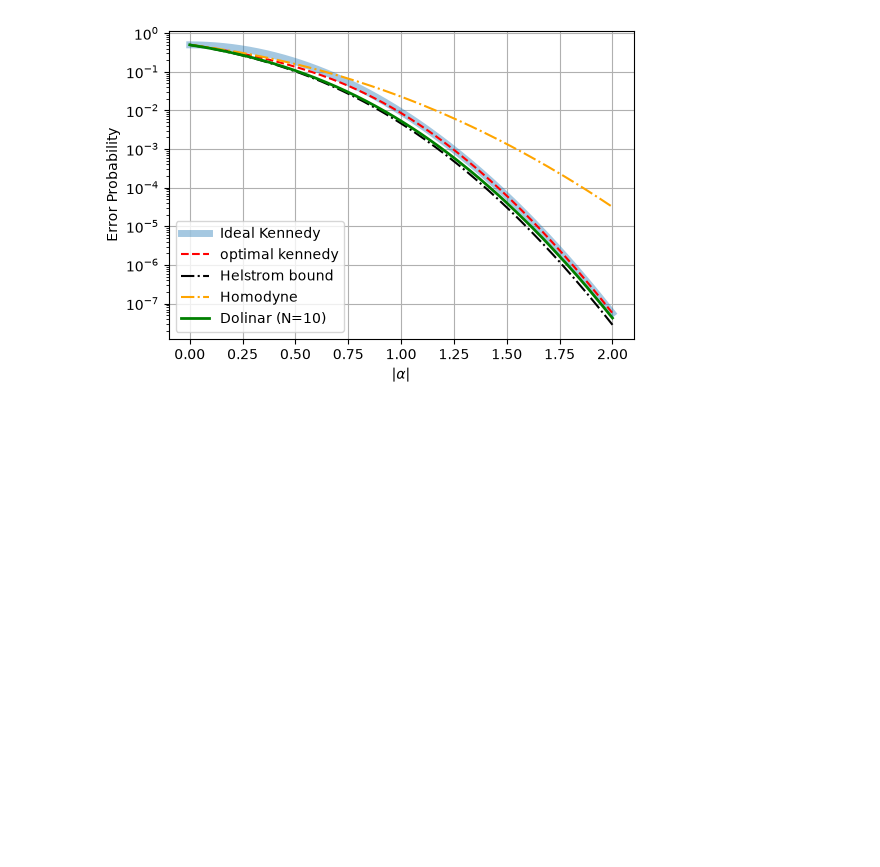
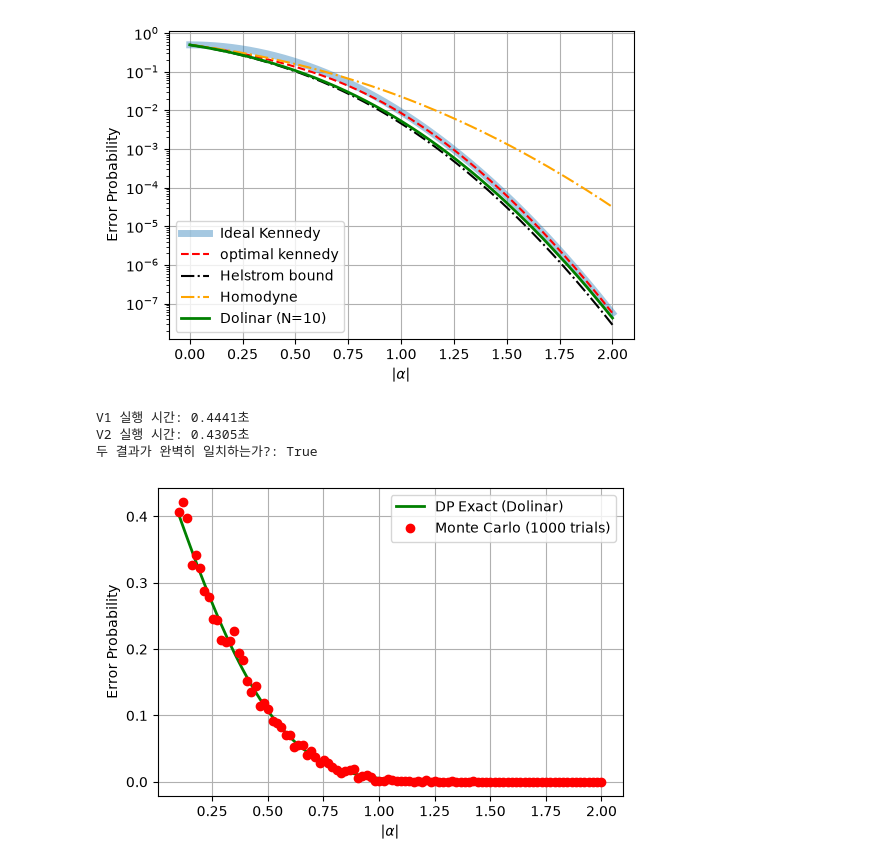
Before and after one commit to marianabagulho/final_project_Mariana_Ines_Andrew, a Jupyter notebook: New_dolinar.ipynb, the cells around one changed output. Cells and saved outputs as stored; diff of their text form; code cells hidden in the pictures; blank space fills up the shorter version.

Commit message:
made opt dolinar add v2

```diff
--- a/New_dolinar.ipynb
+++ b/New_dolinar.ipynb
@@ -152,3 +180,27 @@ ax.legend()
 plt.show()
 # %% [output]
 [figure]
+# %%
+import time
+import numpy as np
+
+alphas = np.linspace(0.1, 2.0, 10)
+N_slots = 10
+
+# 첫 번째 함수 (v1) 실행 시간 측정
+start_time = time.time()
+res_v1 = np.array([dolinar_error_v1(al, N_slots) for al in alphas])
+time_v1 = time.time() - start_time
+
+# 두 번째 모듈화된 함수 (v2) 실행 시간 측정
+start_time = time.time()
+res_v2 = np.array([dolinar_error_v2(al, N_slots) for al in alphas])
+time_v2 = time.time() - start_time
+
+print(f"V1 실행 시간: {time_v1:.4f}초")
+print(f"V2 실행 시간: {time_v2:.4f}초")
+print("두 결과가 완벽히 일치하는가?:", np.allclose(res_v1, res_v2))
+# %% [output]
+V1 실행 시간: 0.4441초
+V2 실행 시간: 0.4305초
+두 결과가 완벽히 일치하는가?: True
@@ -154,0 +246,38 @@ plt.show()
+# %%
+import matplotlib.pyplot as plt
+
+alphas_mc = np.linspace(0.1, 2.0, 100)
+N_mc = 10
+trials = 1000  # 알파 값 하나당 시뮬레이션 횟수
+rng = np.random.default_rng(42)
+
+P_dp_exact = []
+P_mc_sim = []
+
+for al in alphas_mc:
+    # 1. DP를 이용해 에러 확률과 최적 제어(policy) 추출
+    pe, (lam_grid, policy) = dolinar_error_v2(al, N_mc, return_policy=True)
+    P_dp_exact.append(pe)
+
+    # 2. 추출한 policy를 바탕으로 몬테카를로 런 진행
+    errors = 0
+    for _ in range(trials):
+        # run_trial이 True면 송신 신호와 일치, False면 오류
+        success = run_trial(al, N_mc, rng, lam_grid, policy)
+        if not success:
+            errors += 1
+    P_mc_sim.append(errors / trials)
+
+# --- 비교 그래프 그리기 ---
+fig, ax = plt.subplots(figsize=(6, 4))
+ax.plot(alphas_mc, P_dp_exact, label="DP Exact (Dolinar)", color='green', lw=2)
+ax.plot(alphas_mc, P_mc_sim, 'ro', label=f"Monte Carlo ({trials} trials)")
+
+#ax.set_yscale('log')
+ax.set_xlabel(r"$|\alpha|$")
+ax.set_ylabel("Error Probability")
+ax.grid(True)
+ax.legend()
+plt.show()
+# %% [output]
+[figure, added]
```
Also changed, not shown: parts of 8 cells of this notebook.
